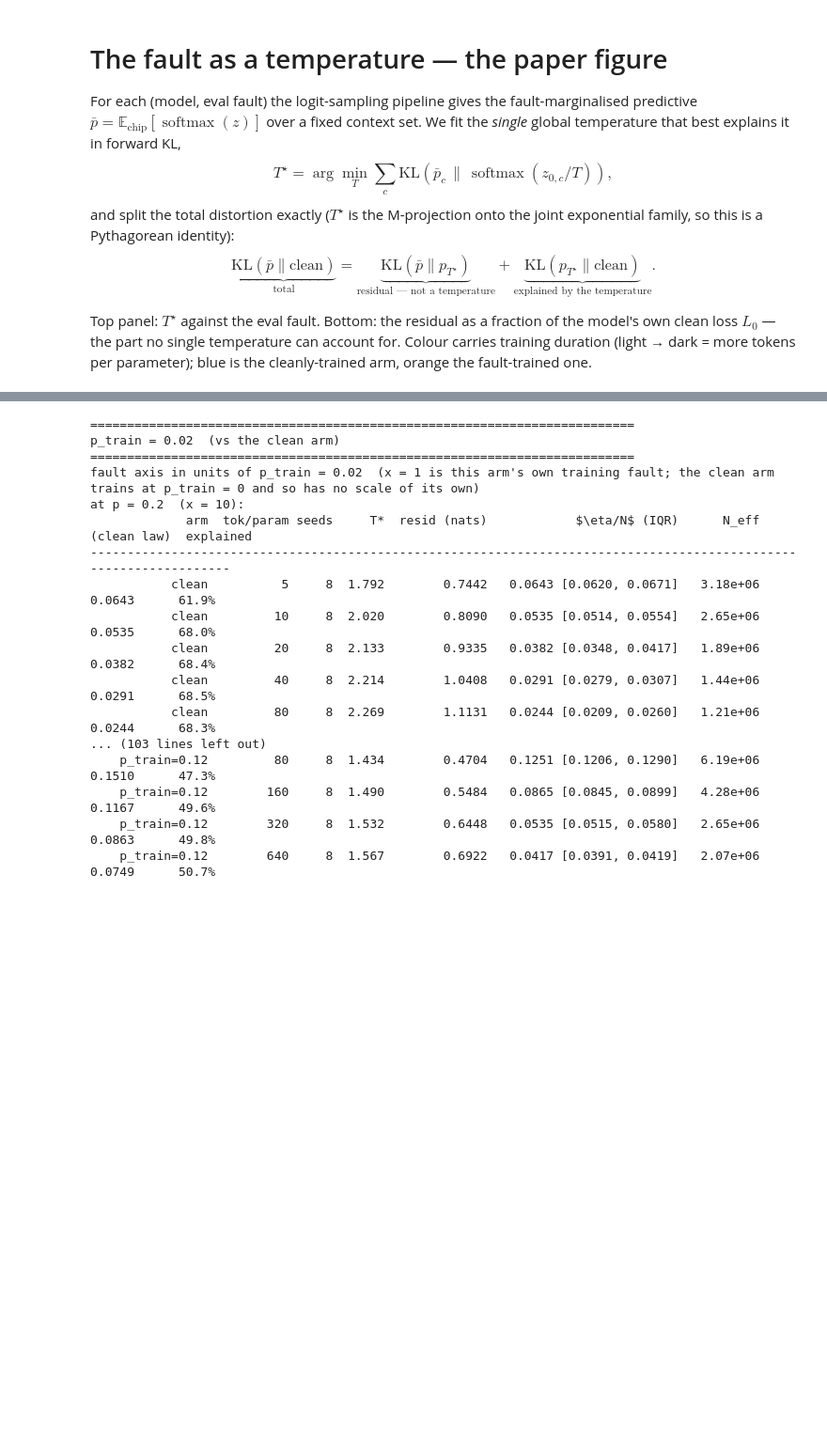
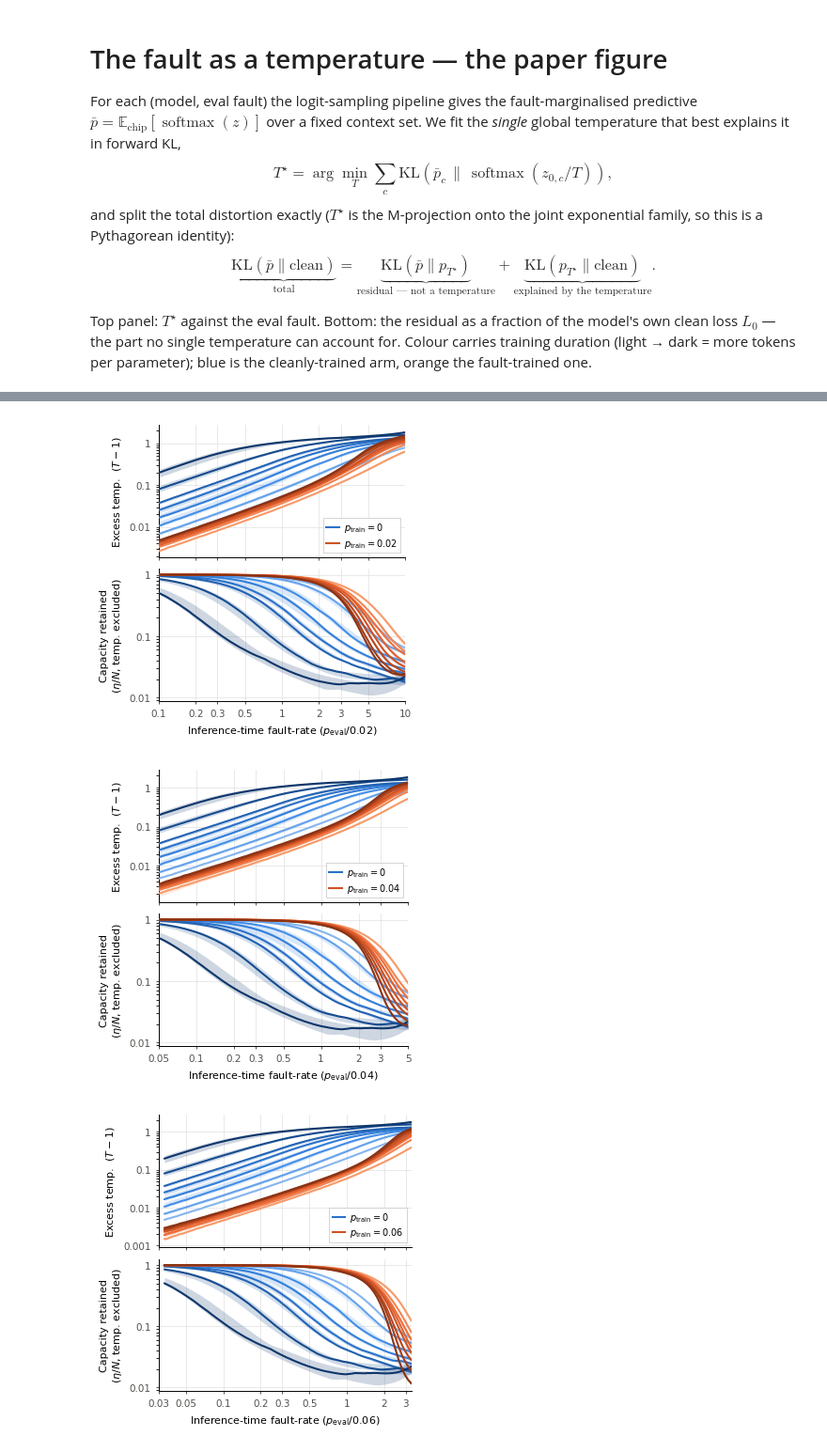
Before and after one commit to reserach-12344321/fault_hardened_transformers, a Jupyter notebook: analysis/logit_temperature_d512.ipynb, the cells around one changed output, grey strips where cells are left out. Shown at 94% size. Drawn from its saved outputs; the diff is of its cells as text; code cells hidden in the pictures; blank space fills up the shorter version.

```diff
--- a/analysis/logit_temperature_d512.ipynb
+++ b/analysis/logit_temperature_d512.ipynb
@@ -16,6 +16,8 @@ own clean loss $L_0$ — the part no single temperature can account for. Colour
 duration (light → dark = more tokens per parameter); blue is the cleanly-trained arm, orange
 the fault-trained one.
 # %%
+%matplotlib inline
+
 import os, sys
 
 # Repo root on the path (for `nano_llama` and `scaling_law`), from either cwd.
@@ -33,7 +35,7 @@ from experiment_util import process_logit_marginals as plm
 # The DIGEST, not the raw array: process_logit_marginals.py reduces the ~566 GB campaign
 # once to ~10 MB -- the per-(run, fault) scalars these figures draw, plus a subsampled
 # scatter cloud per panel of the 2x2 below. Re-run it when the array grows.
-DIGEST_DIR = "/mnt/storage/logit_digests/d512_tpp"   # <-- SET
+DIGEST_DIR = "/home/trevor/fht_summary_data/d_512_logit_summary"   # <-- SET
 
 dg = plm.load_digest(DIGEST_DIR)
 runs = dg.runs                               # DigestRun: same attribute names the figures always used
@@ -183,8 +185,6 @@ architecture(s): d0512_L13 | arms p_train = 0, 0.02, 0.04, 0.06, 0.08, 0.12 | to
         0.12      1.392   0.1650    0.0124       6.1                  44%
   (pivot N0 = 4e+07; arms with alpha2 != 0 have a curved N-term -- capacity_retained below inverts it exactly, so the curvature is not dropped)
 # %%
-%matplotlib tk
-
 # ---- paper figure: the global temperature, and what it leaves behind ---------------------
 # Two panels sharing the x axis: T* on top, the non-temperature residual below. Hue carries
 # the ARM (blue = cleanly trained, orange = fault-trained) and lightness the DURATION, which
@@ -269,8 +269,6 @@ def draw_arm(arm):
     """
     arm_list = ([0.0] if WITH_CLEAN else []) + [arm]
     P_REF = arm if NORMALIZED else 1.0        # 1.0 -> the axis is p_eval itself
-    print(f"\n{'=' * 74}\np_train = {arm:g}"
-          + ("  (vs the clean arm)" if WITH_CLEAN else "") + f"\n{'=' * 74}")
     # ONE curve per (arm, duration) CELL -- the median over its seed replicates, with the seed IQR as a
     # band. Drawing every seed as its own line would put 8 curves of identical colour on top of each
     # other, since hue carries the arm and lightness the duration; the band says the same thing and says
@@ -346,78 +344,34 @@ def draw_arm(arm):
             ax.spines[side].set_visible(False)
         for side in ("left", "bottom"):
             ax.spines[side].set_linewidth(0.7)
 
     # A two-entry key for the ARM only -- the duration ramp is left to the caption. Labels and colours
     # both come from the data (arm_list, the arm's own ramp at its middle step), so an array with different
     # training faults relabels itself. Lower right of the top panel: every curve rises left-to-right, so
     # that corner is the one place in either panel with nothing in it.
     _key = [Line2D([], [], color=COLOR[a][tpp_list[len(tpp_list) // 2]], lw=1.5,
                    label=rf"$p_\mathrm{{train}} = {a:g}$") for a in arm_list]
     leg = aT.legend(handles=_key, fontsize=7, loc="lower right", handlelength=1.4,
                     labelspacing=0.25, borderpad=0.35, handletextpad=0.5,
                     frameon=True, framealpha=0.92, edgecolor="0.75", fancybox=False)
     leg.get_frame().set_linewidth(0.5)
 
     fig.tight_layout(pad=0.3, h_pad=0.6)
     _save = None if SAVE_PATH is None else SAVE_PATH.format(arm=arm)
     if _save:
         # No bbox_inches="tight": tight_layout has set the margins, and "tight" would hand back a figure
         # wider than the column, which LaTeX then rescales.
         fig.savefig(_save, dpi=600)
         print(f"wrote {_save}")
 
     # The endpoints, for the caption: where each arm's temperature and residual land at the heaviest fault.
-    P_HEAVY = max(q for key in _SHOWN for q in cell_grid(key))
-    if NORMALIZED:
-        print(f"fault axis in units of p_train = {P_REF:g}  (x = 1 is this arm's own training fault; "
-              f"the clean arm trains at p_train = 0 and so has no scale of its own)")
-        print(f"at p = {P_HEAVY:g}  (x = {P_HEAVY / P_REF:g}):")
-    else:
-        print(f"fault axis is the RAW p_eval; this arm trained at p_train = {arm:g}, so its own "
-              f"condition sits at x = {arm:g} rather than at x = 1")
-        print(f"at p = {P_HEAVY:g}:")
-    # Medians over each cell's seed replicates, as the panels draw -- with the seed IQR on the two
-    # numbers the caption quotes, so the figure and the text cannot disagree about the spread.
-    hdr = (f"{'arm':>16}{'tok/param':>11}{'seeds':>6}{'T*':>7}{'resid (nats)':>14}"
-           f"{r'$\eta/N$ (IQR)':>26}{'N_eff':>11}{'(clean law)':>13}{'explained':>11}")
-    print(hdr); print("-" * len(hdr))
-    for (arm, tpp) in _SHOWN:
-        if P_HEAVY not in cell_grid((arm, tpp)):
-            continue
-        r0c = CELL[(arm, tpp)][0]
-        _N = law_N(r0c)
-        label = "clean" if arm == 0 else f"p_train={arm:g}"
-        T, *_ = seed_band((arm, tpp), P_HEAVY, lambda j, w: FIT[(j, w)]["T"])
-        res, *_ = seed_band((arm, tpp), P_HEAVY, lambda j, w: FIT[(j, w)]["residual_mean"])
-        fr, *_ = seed_band((arm, tpp), P_HEAVY, lambda j, w: FIT[(j, w)]["frac"])
-        own, olo, ohi, n = seed_band(
-            (arm, tpp), P_HEAVY,
-            lambda j, w: float(capacity_retained(FIT[(j, w)]["residual_mean"], _N, LAWS[arm])))
-        cln, *_ = seed_band(                                  # same residual, priced on the reference law
-            (arm, tpp), P_HEAVY,
-            lambda j, w: float(capacity_retained(FIT[(j, w)]["residual_mean"], _N, LAW)))
-        print(f"{label:>16}{tpp:>11g}{n:>6}{T:>7.3f}{res:>14.4f}"
-              f"{f'{own:.4f} [{olo:.4f}, {ohi:.4f}]':>26}{own * _N:>11.3g}{cln:>13.4f}{fr:>11.1%}")
+
     return fig
 
 
 for _arm in FAULT_ARMS:
     draw_arm(_arm)
 # %% [output]
-==========================================================================
-p_train = 0.02  (vs the clean arm)
-==========================================================================
-fault axis in units of p_train = 0.02  (x = 1 is this arm's own training fault; the clean arm trains at p_train = 0 and so has no scale of its own)
-at p = 0.2  (x = 10):
-             arm  tok/param seeds     T*  resid (nats)            $\eta/N$ (IQR)      N_eff  (clean law)  explained
--------------------------------------------------------------------------------------------------------------------
-           clean          5     8  1.792        0.7442   0.0643 [0.0620, 0.0671]   3.18e+06       0.0643      61.9%
-           clean         10     8  2.020        0.8090   0.0535 [0.0514, 0.0554]   2.65e+06       0.0535      68.0%
-           clean         20     8  2.133        0.9335   0.0382 [0.0348, 0.0417]   1.89e+06       0.0382      68.4%
-           clean         40     8  2.214        1.0408   0.0291 [0.0279, 0.0307]   1.44e+06       0.0291      68.5%
-           clean         80     8  2.269        1.1131   0.0244 [0.0209, 0.0260]   1.21e+06       0.0244      68.3%
-... (103 lines left out)
-    p_train=0.12         80     8  1.434        0.4704   0.1251 [0.1206, 0.1290]   6.19e+06       0.1510      47.3%
-    p_train=0.12        160     8  1.490        0.5484   0.0865 [0.0845, 0.0899]   4.28e+06       0.1167      49.6%
-    p_train=0.12        320     8  1.532        0.6448   0.0535 [0.0515, 0.0580]   2.65e+06       0.0863      49.8%
-    p_train=0.12        640     8  1.567        0.6922   0.0417 [0.0391, 0.0419]   2.07e+06       0.0749      50.7%
+[figure, added]
+[figure, added]
+[figure, added]
```
Also changed, not shown: parts of 3 cells of this notebook, 6 other files.
